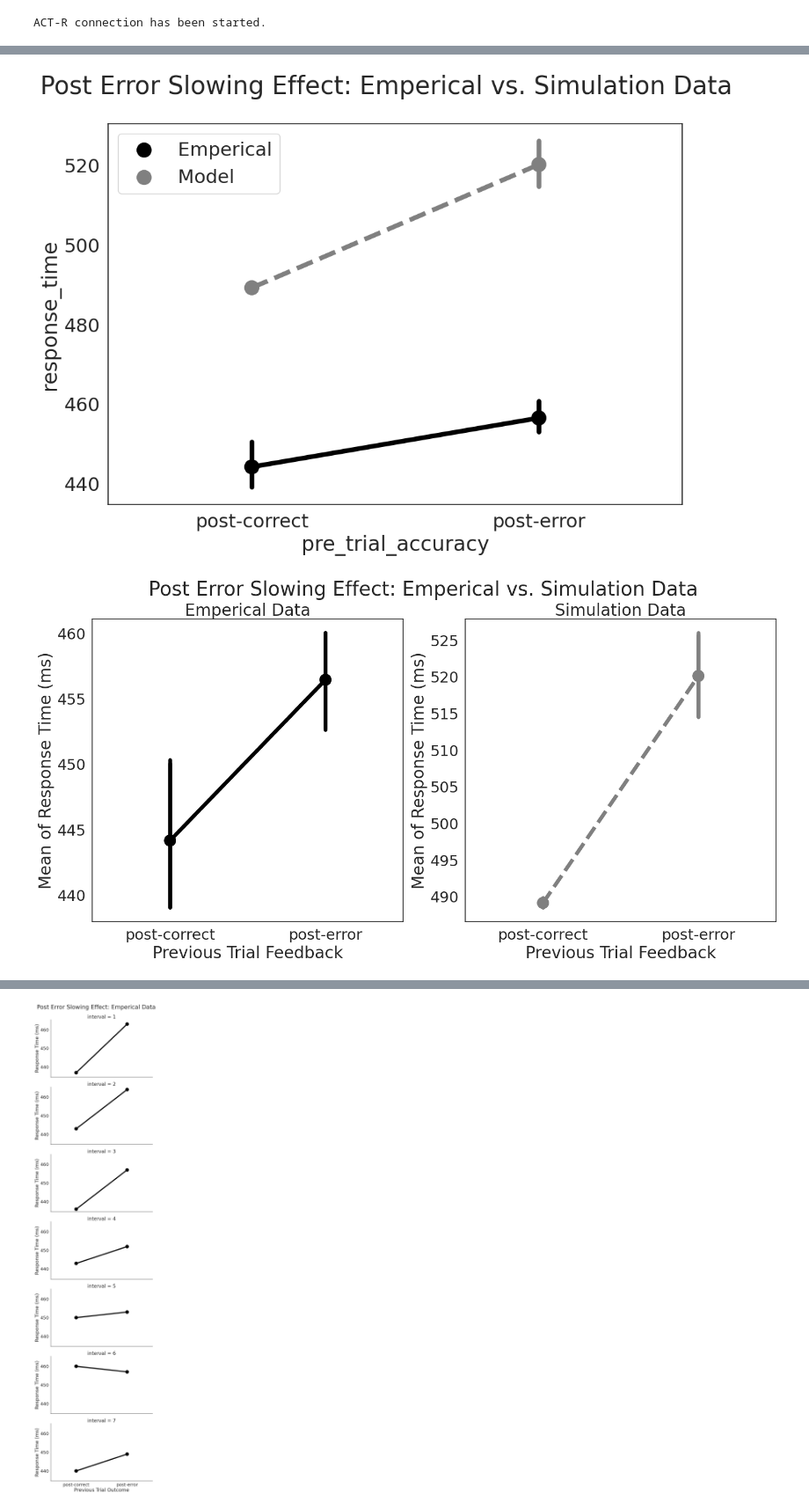
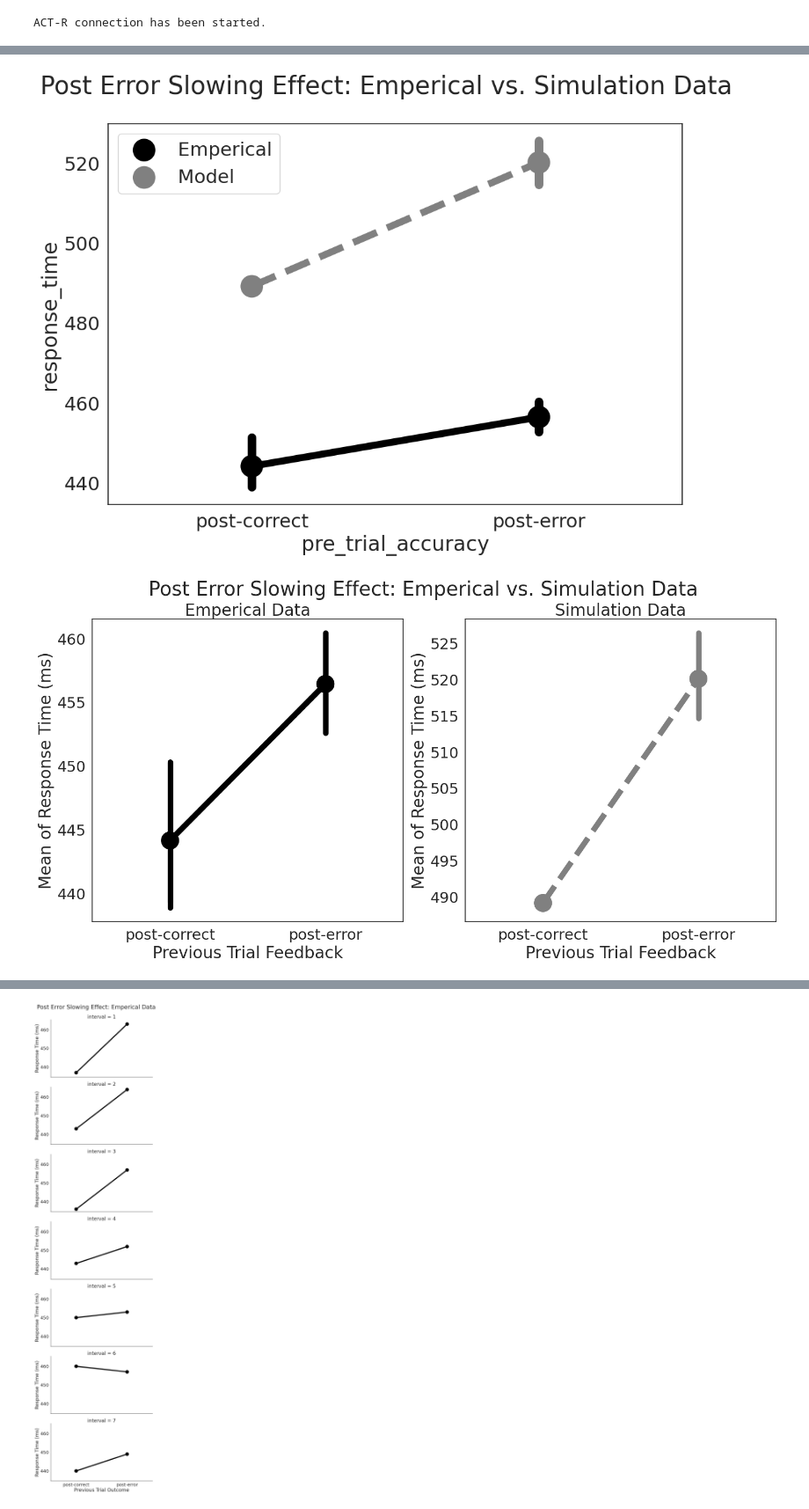
Before and after one commit to yangyuxue2333/ACTR-Simon-Re, a Jupyter notebook: analysis/test_post_error.ipynb, the cells around one changed output, grey strips where cells are left out. Shown at 88% size. Cells and saved outputs as stored; diff of their text form; code cells hidden in the pictures.

```diff
--- a/analysis/test_post_error.ipynb
+++ b/analysis/test_post_error.ipynb
@@ -32,20 +33,20 @@ df_model['response_time'] = df_model['response_time'] * 1000
 # %%
 fig, ax = plt.subplots(1, figsize=(12,8))
 fig.suptitle('Post Error Slowing Effect: Emperical vs. Simulation Data')
-sns.pointplot(data=df_bokesem_post, x='pre_trial_accuracy', y='response_time', order=['post-correct', 'post-error'], color='black', linestyles='-', join=True, label='Emperical', ax=ax)
-sns.pointplot(data=df_model, x='pre_trial_accuracy', y='response_time', order=['post-correct', 'post-error'], color='gray', linestyles='--', label='Model', ax=ax)
+sns.pointplot(data=df_bokesem_post, x='pre_trial_accuracy', y='response_time', order=['post-correct', 'post-error'], color='black', linestyles='-', scale=1.5, errwidth=10, join=True, label='Emperical', ax=ax)
+sns.pointplot(data=df_model, x='pre_trial_accuracy', y='response_time', order=['post-correct', 'post-error'], color='gray', linestyles='--', scale=1.5, errwidth=10, label='Model', ax=ax)
 ax.legend()
 plt.show()
 # %% [output]
-[figure, old version]
+[figure, new version]
 # %%
 fig, axes = plt.subplots(1,2, figsize=(18,8))
 fig.suptitle('Post Error Slowing Effect: Emperical vs. Simulation Data')
-sns.pointplot(data=df_bokesem_post, x='pre_trial_accuracy', y='response_time', order=['post-correct', 'post-error'], color='black', linestyles='-', join=True, ax=axes[0])
-sns.pointplot(data=df_bokesem_post, x='pre_trial_accuracy', y='response_time', order=['post-correct', 'post-error'], color='black', linestyles='-', join=True, ax=axes[0])
+sns.pointplot(data=df_bokesem_post, x='pre_trial_accuracy', y='response_time', order=['post-correct', 'post-error'], color='black', linestyles='-', scale=1.5, errwidth=8,join=True, ax=axes[0])
+sns.pointplot(data=df_bokesem_post, x='pre_trial_accuracy', y='response_time', order=['post-correct', 'post-error'], color='black', linestyles='-', scale=1.5, errwidth=8,join=True, ax=axes[0])
 
-sns.pointplot(data=df_model, x='pre_trial_accuracy', y='response_time', order=['post-correct', 'post-error'], color='gray', linestyles='--', ax=axes[1])
-sns.pointplot(data=df_model, x='pre_trial_accuracy', y='response_time', order=['post-correct', 'post-error'], color='gray', linestyles='--', ax=axes[1])
+sns.pointplot(data=df_model, x='pre_trial_accuracy', y='response_time', order=['post-correct', 'post-error'], color='gray', linestyles='--', scale=1.5, errwidth=8,ax=axes[1])
+sns.pointplot(data=df_model, x='pre_trial_accuracy', y='response_time', order=['post-correct', 'post-error'], color='gray', linestyles='--', scale=1.5, errwidth=8,ax=axes[1])
 
 axes[0].set_title('Emperical Data')
 axes[1].set_title('Simulation Data')
@@ -55,4 +56,4 @@ for ax in axes:
     ax.set_ylabel('Mean of Response Time (ms)')
 plt.show()
 # %% [output]
-[figure, old version]
+[figure, new version]
```
Also changed, not shown: parts of 2 cells of this notebook, 3 other files.
